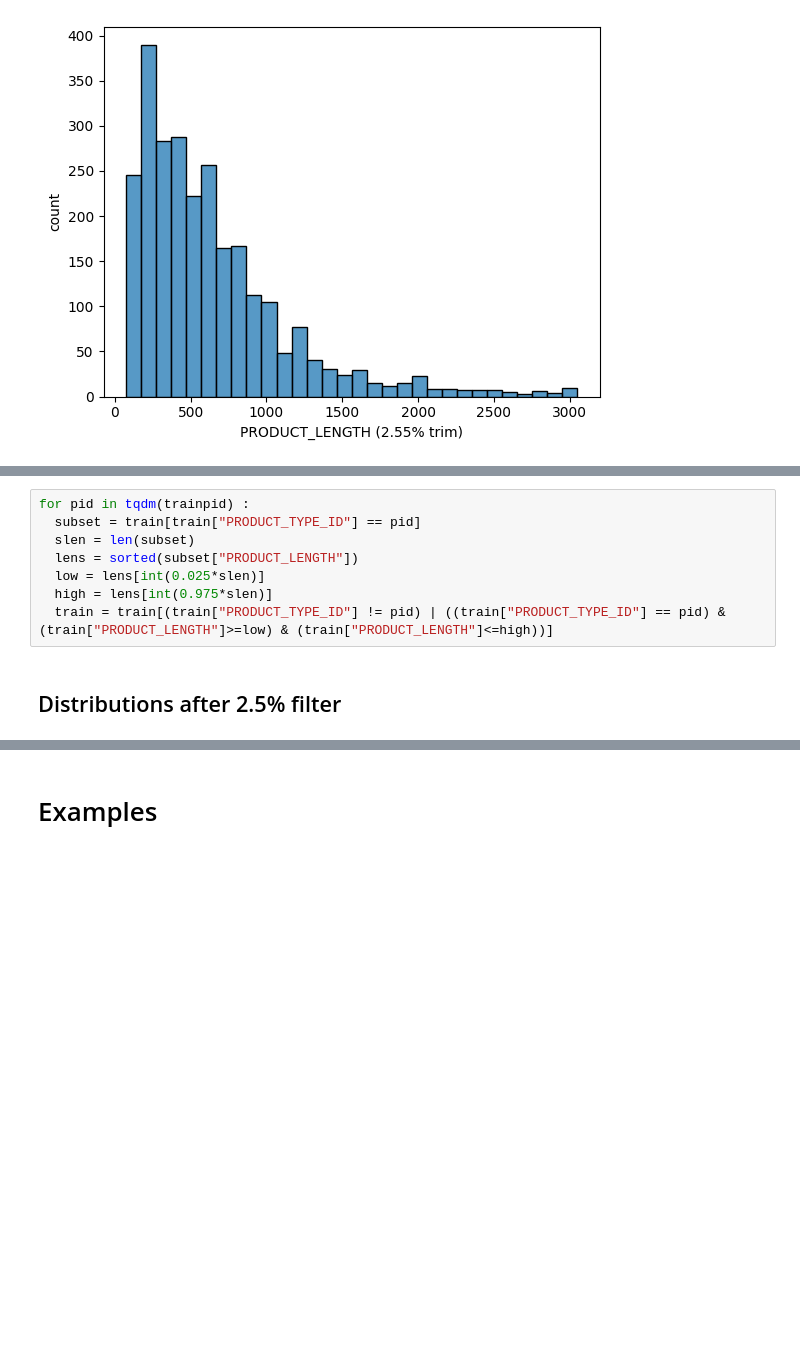
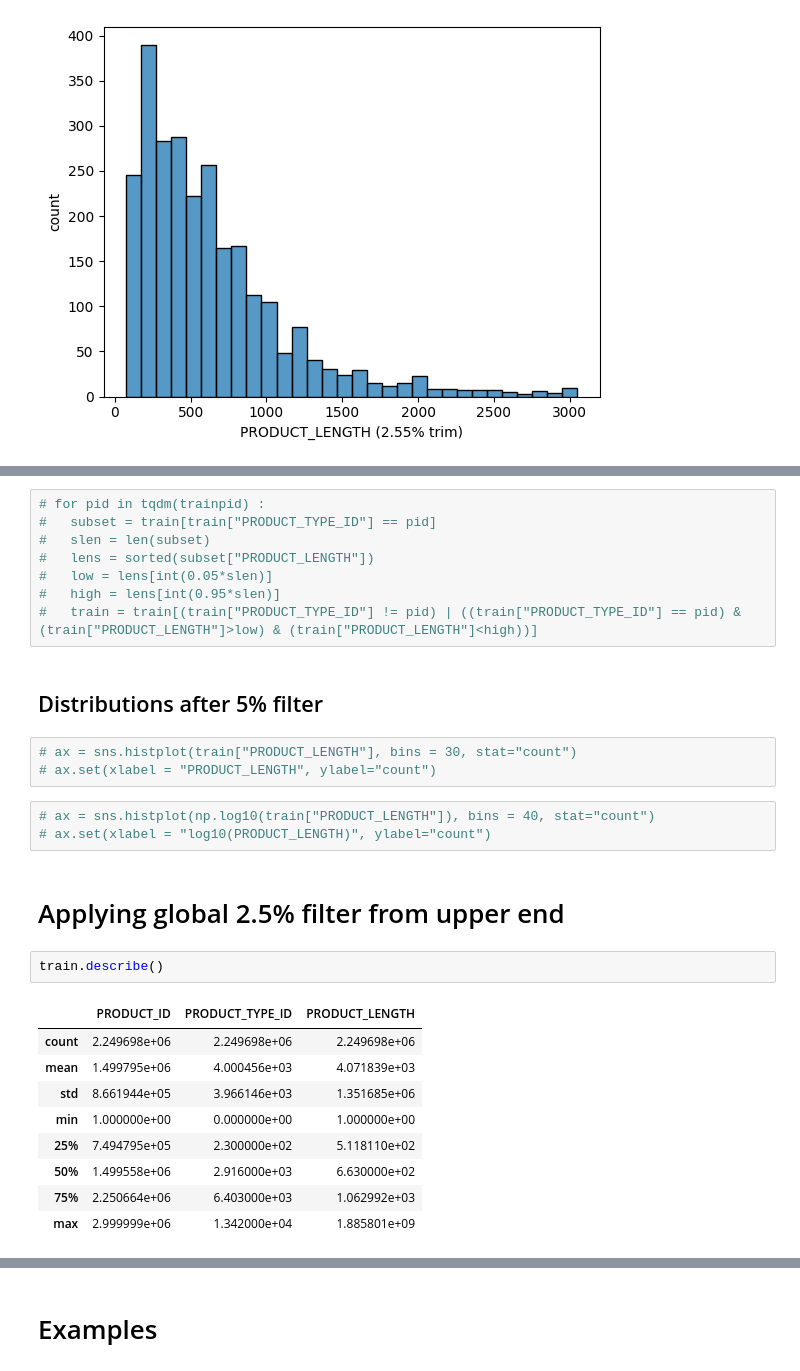
Before and after one commit to PratikGarai/Amazon-ML-Challenge-2023, a Jupyter notebook: Notebooks/Amazon_ML_Challenge_1_Dataset_Exploration.ipynb, the cells around one changed output, grey strips where cells are left out. Cells and saved outputs as stored; diff of their text form; blank space fills up the shorter version.

```diff
--- a/Notebooks/Amazon_ML_Challenge_1_Dataset_Exploration.ipynb
+++ b/Notebooks/Amazon_ML_Challenge_1_Dataset_Exploration.ipynb
@@ -326,10 +326,30 @@ ax.set(xlabel = "PRODUCT_LENGTH (2.55% trim)", ylabel="count")
 # %%
-for pid in tqdm(trainpid) :
-  subset = train[train["PRODUCT_TYPE_ID"] == pid]
-  slen = len(subset)
-  lens = sorted(subset["PRODUCT_LENGTH"])
-  low = lens[int(0.025*slen)]
-  high = lens[int(0.975*slen)]
-  train = train[(train["PRODUCT_TYPE_ID"] != pid) | ((train["PRODUCT_TYPE_ID"] == pid) & (train["PRODUCT_LENGTH"]>=low) & (train["PRODUCT_LENGTH"]<=high))]
+# for pid in tqdm(trainpid) :
+#   subset = train[train["PRODUCT_TYPE_ID"] == pid]
+#   slen = len(subset)
+#   lens = sorted(subset["PRODUCT_LENGTH"])
+#   low = lens[int(0.05*slen)]
+#   high = lens[int(0.95*slen)]
+#   train = train[(train["PRODUCT_TYPE_ID"] != pid) | ((train["PRODUCT_TYPE_ID"] == pid) & (train["PRODUCT_LENGTH"]>low) & (train["PRODUCT_LENGTH"]<high))]
 # %% [markdown]
-## Distributions after 2.5% filter
+## Distributions after 5% filter
+# %%
+# ax = sns.histplot(train["PRODUCT_LENGTH"], bins = 30, stat="count")
+# ax.set(xlabel = "PRODUCT_LENGTH", ylabel="count")
+# %%
+# ax = sns.histplot(np.log10(train["PRODUCT_LENGTH"]), bins = 40, stat="count")
+# ax.set(xlabel = "log10(PRODUCT_LENGTH)", ylabel="count")
+# %% [markdown]
+# Applying global 2.5% filter from upper end
+# %%
+train.describe()
+# %% [output]
+|  | PRODUCT_ID | PRODUCT_TYPE_ID | PRODUCT_LENGTH |
+| count | 2.249698e+06 | 2.249698e+06 | 2.249698e+06 |
+| mean | 1.499795e+06 | 4.000456e+03 | 4.071839e+03 |
+| std | 8.661944e+05 | 3.966146e+03 | 1.351685e+06 |
+| min | 1.000000e+00 | 0.000000e+00 | 1.000000e+00 |
+| 25% | 7.494795e+05 | 2.300000e+02 | 5.118110e+02 |
+| 50% | 1.499558e+06 | 2.916000e+03 | 6.630000e+02 |
+| 75% | 2.250664e+06 | 6.403000e+03 | 1.062992e+03 |
+| max | 2.999999e+06 | 1.342000e+04 | 1.885801e+09 |
```
Also changed, not shown: parts of 23 cells of this notebook.
